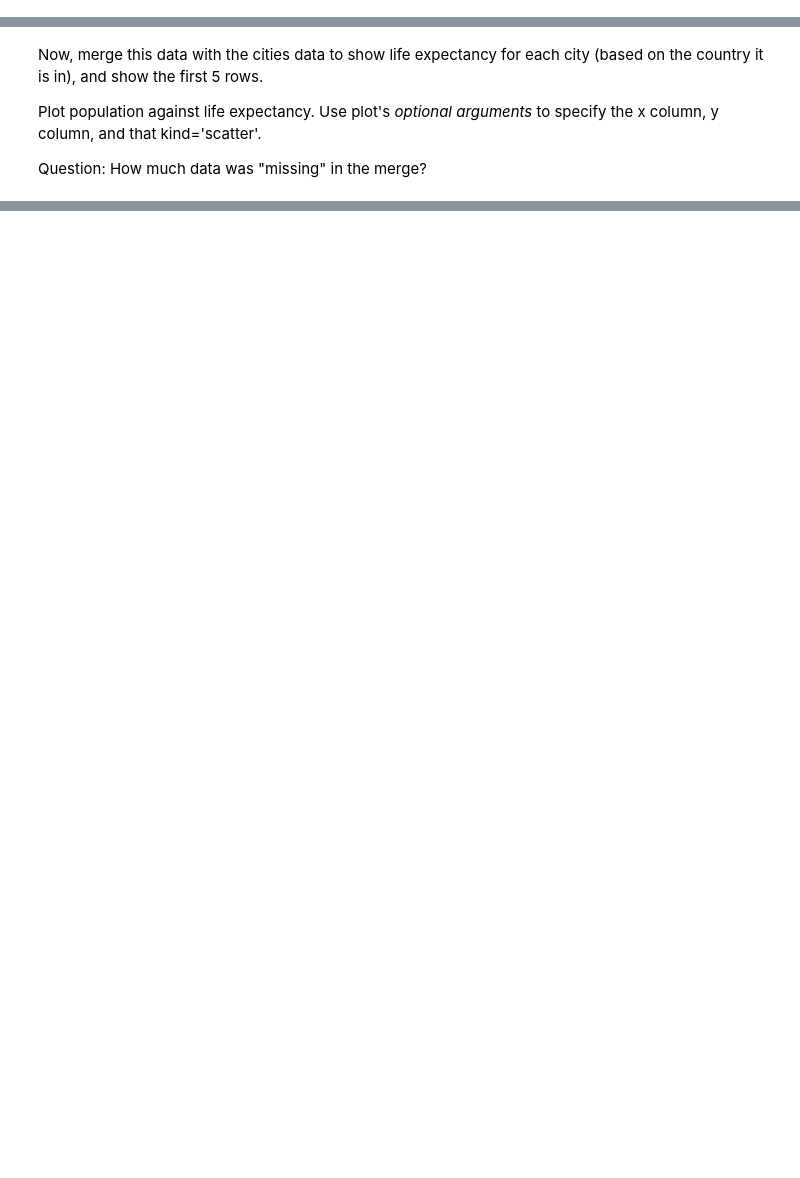
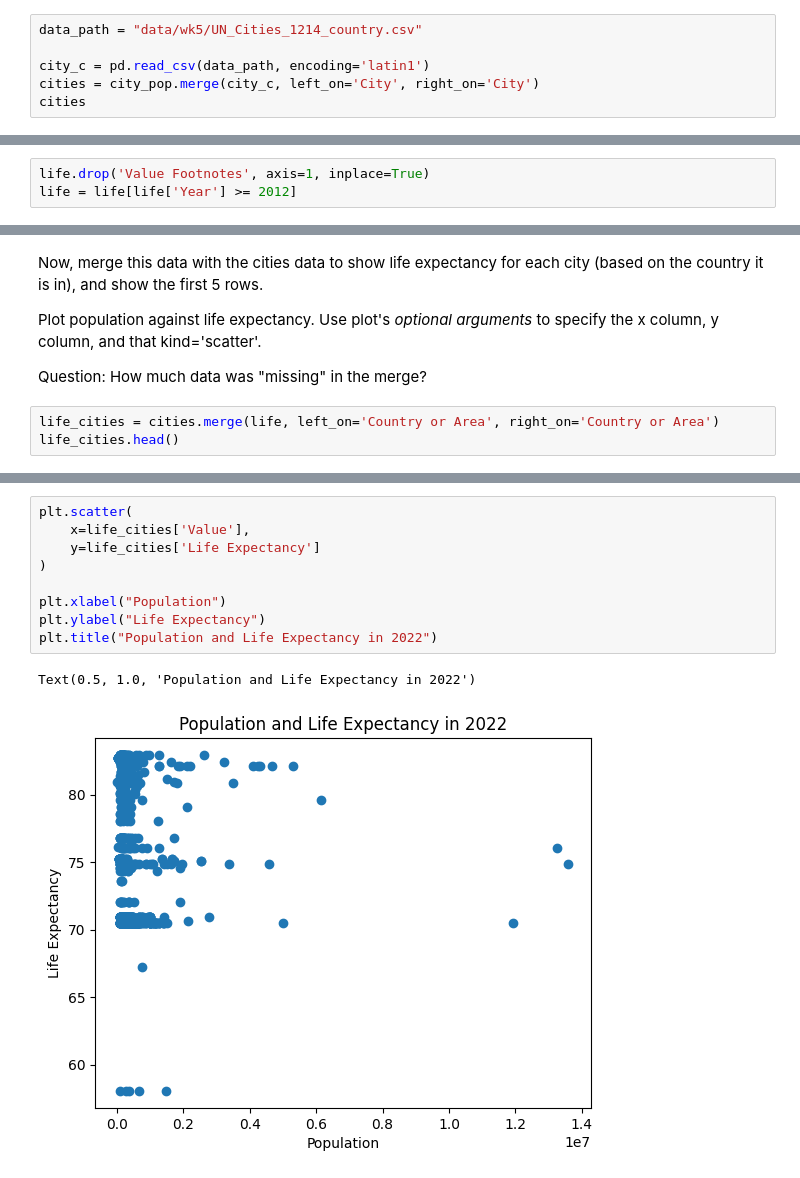
Before and after one commit to Chloe1111322/QM2, a Jupyter notebook: notebooks/RW. Merging and Joining.ipynb, the cells around one changed output, grey strips where cells are left out. Saved outputs shown, nothing was run; the diff lists cells and outputs as text; blank space fills up the shorter version.

```diff
--- a/notebooks/RW. Merging and Joining.ipynb
+++ b/notebooks/RW. Merging and Joining.ipynb
@@ -369,3 +405,9 @@ You'll notice that the index **won't** be the column you want to merge on in the
 The syntax for merging on a **column** (which is not the index) is to pass the column name to the optional 'left_on=' or 'right_on=' arguments. And we don't use right_index=True (or left_index=True), depending on which we're using.
 
 So for example: **df1.merge(df2, left_on='Name', right_index=True)** would join df1 (on the left) to df2 (on the right), using the column 'Name' on the left (df1) and the index column (whatever that is) on the right (df2).
+# %%
+data_path = "data/wk5/UN_Cities_1214_country.csv"
+
+city_c = pd.read_csv(data_path, encoding='latin1')
+cities = city_pop.merge(city_c, left_on='City', right_on='City')
+cities
@@ -413,6 +482,9 @@ In a new cell, clean up the above dataframe by
 
 - removing the "Value Footnotes" Column
 - use only the most recent data (2012)
+# %%
+life.drop('Value Footnotes', axis=1, inplace=True)
+life = life[life['Year'] >= 2012]
 # %% [markdown]
 Let's make it a little clearer what "Value" refers to, by renaming the column. This is one way to do that:
 # %%
@@ -425,3 +505,6 @@ Now, merge this data with the cities data to show life expectancy for each city
 Plot population against life expectancy. Use plot's *optional arguments* to specify the x column, y column, and that kind='scatter'.
 
 Question: How much data was "missing" in the merge?
+# %%
+life_cities = cities.merge(life, left_on='Country or Area', right_on='Country or Area')
+life_cities.head()
@@ -427,0 +518,12 @@ Question: How much data was "missing" in the merge?
+# %%
+plt.scatter(
+    x=life_cities['Value'],
+    y=life_cities['Life Expectancy']
+)
+
+plt.xlabel("Population")
+plt.ylabel("Life Expectancy")
+plt.title("Population and Life Expectancy in 2022")
+# %% [output]
+Text(0.5, 1.0, 'Population and Life Expectancy in 2022')
+[figure, added]
```
Also changed, not shown: parts of 29 cells of this notebook.
